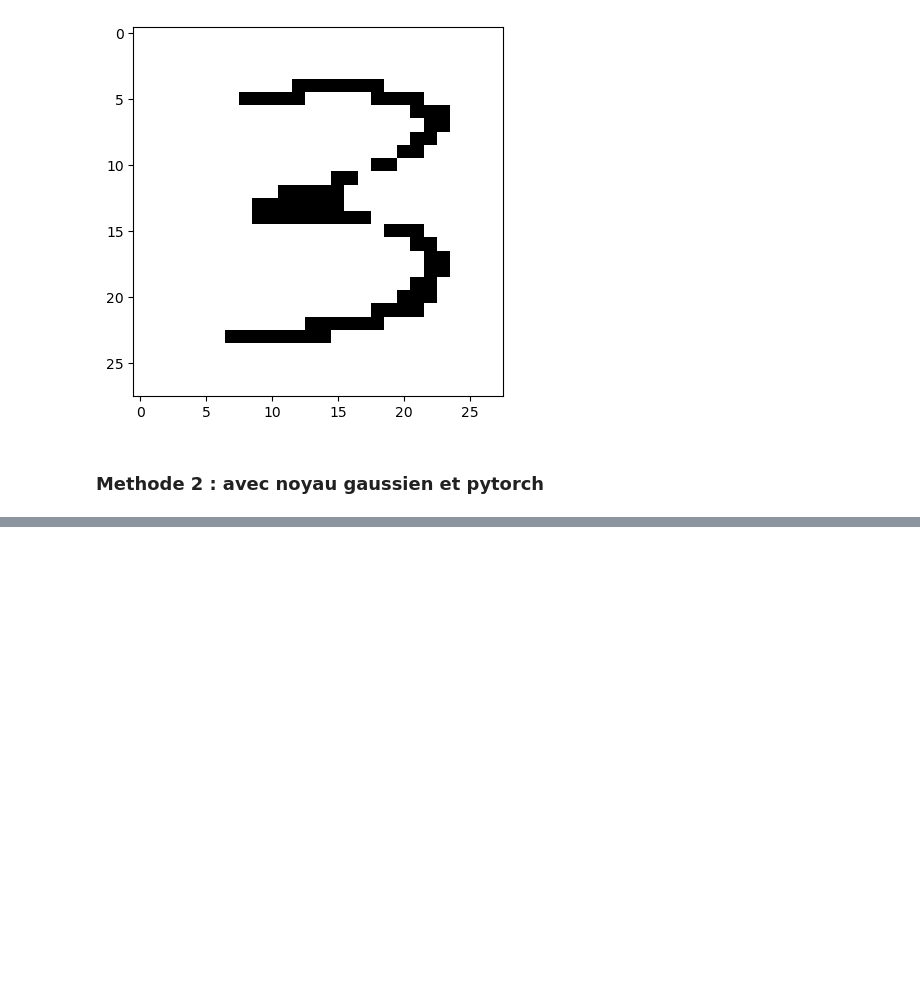
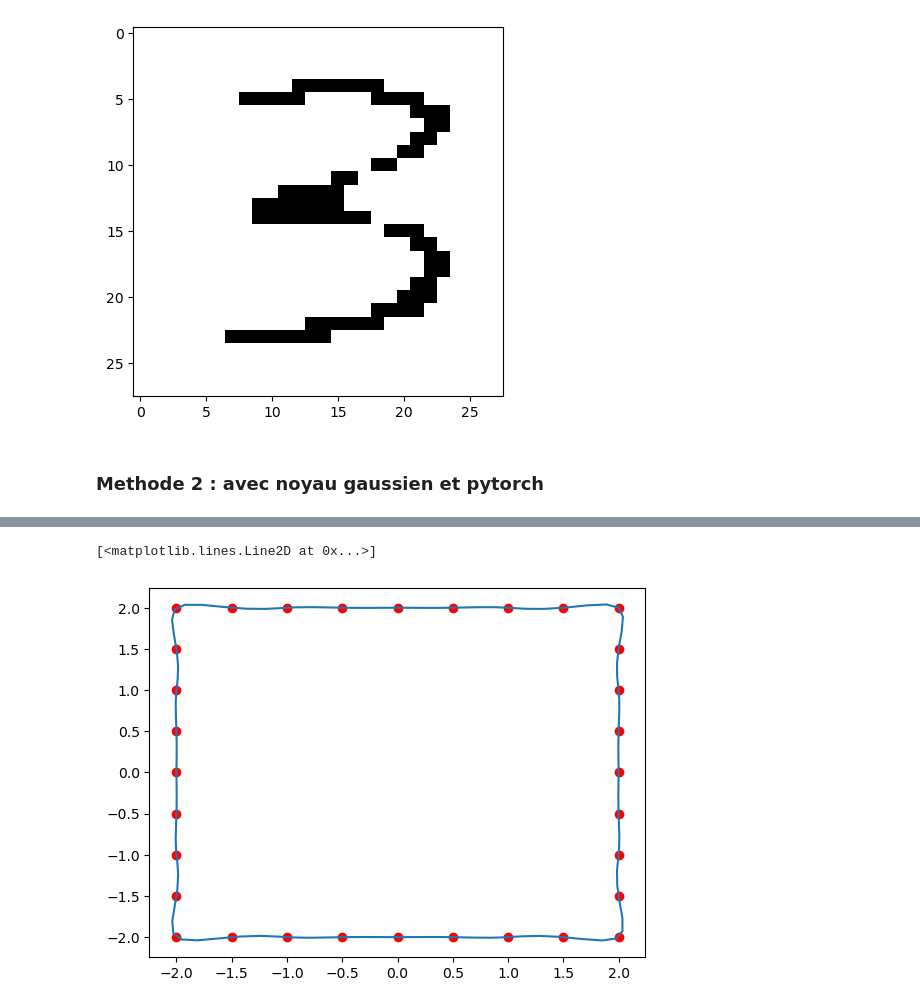
Before and after one commit to jmguser92/Radio_Project, a Jupyter notebook: Drawing mask with fourier coefs.ipynb, the cells around one changed output, grey strips where cells are left out. Cells and saved outputs as stored; diff of their text form; code cells hidden in the pictures; blank space fills up the shorter version.

```diff
--- a/Drawing mask with fourier coefs.ipynb
+++ b/Drawing mask with fourier coefs.ipynb
@@ -240,0 +247,43 @@ plt.imshow(img_gaussienne,cmap='gray')
+# %%
+from torch.fft import fft, fftshift
+
+list_coordo_x = tch.tensor([2,2,2,2,2,2,2,2,2,3/2,1, 1/2,0,-1/2,-1,-3/2,-2,-2,-2,-2,-2,-2,-2,-2,-2,-3/2, -1,-1/2, 0, 1/2, 1, 3/2])
+list_coordo_y = tch.tensor([2, 3/2, 1, 1/2, 0, -1/2, -1, -3/2, -2, -2, -2, -2, -2, -2, -2, -2, -2, -3/2, -1, -1/2, 0, 1/2, 1, 3/2, 2, 2, 2, 2, 2,2, 2, 2])
+
+#Coordonnées des points en complexe
+z_list = list_coordo_x + 1j * list_coordo_y
+
+#Transformée de Fourier
+f_z = fft(z_list)
+f_z = fftshift(f_z)
+
+#Indices des coefficients de fourier
+N = tch.arange(-len(f_z)/2, len(f_z)/2)
+
+#Extraction des phases
+Arg_fz = tch.angle(f_z).reshape(len(z_list),)
+
+#Tri des phases par ordre decroissant
+sort_idx = tch.argsort(Arg_fz, descending = True)
+f_z = f_z[sort_idx]
+N = N[sort_idx]
+
+#Echelle de temps
+time2 = tch.linspace(0, 1, steps=100).reshape(100,1)
+
+#Selection des indices
+sub = tch.arange(0,len(z_list))
+N_sub = N[sub].reshape(1,len(z_list))
+N_sub = N_sub.to(tch.complex64)
+
+#Matrice complexe contenant les termes de la transformée inverse de Fourier.
+TN = tch.exp(1j * 2 * tch.pi * time2 @ N_sub)
+
+#Reconstruction du signal
+Z = TN @ (f_z[sub]/len(f_z))
+# %%
+plt.scatter(list_coordo_x, list_coordo_y, color='red')
+plt.plot(tch.real(Z),tch.imag(Z))
+# %% [output]
+[<matplotlib.lines.Line2D at 0x...>]
+[figure, added]
```
Also changed, not shown: parts of 9 cells of this notebook.
